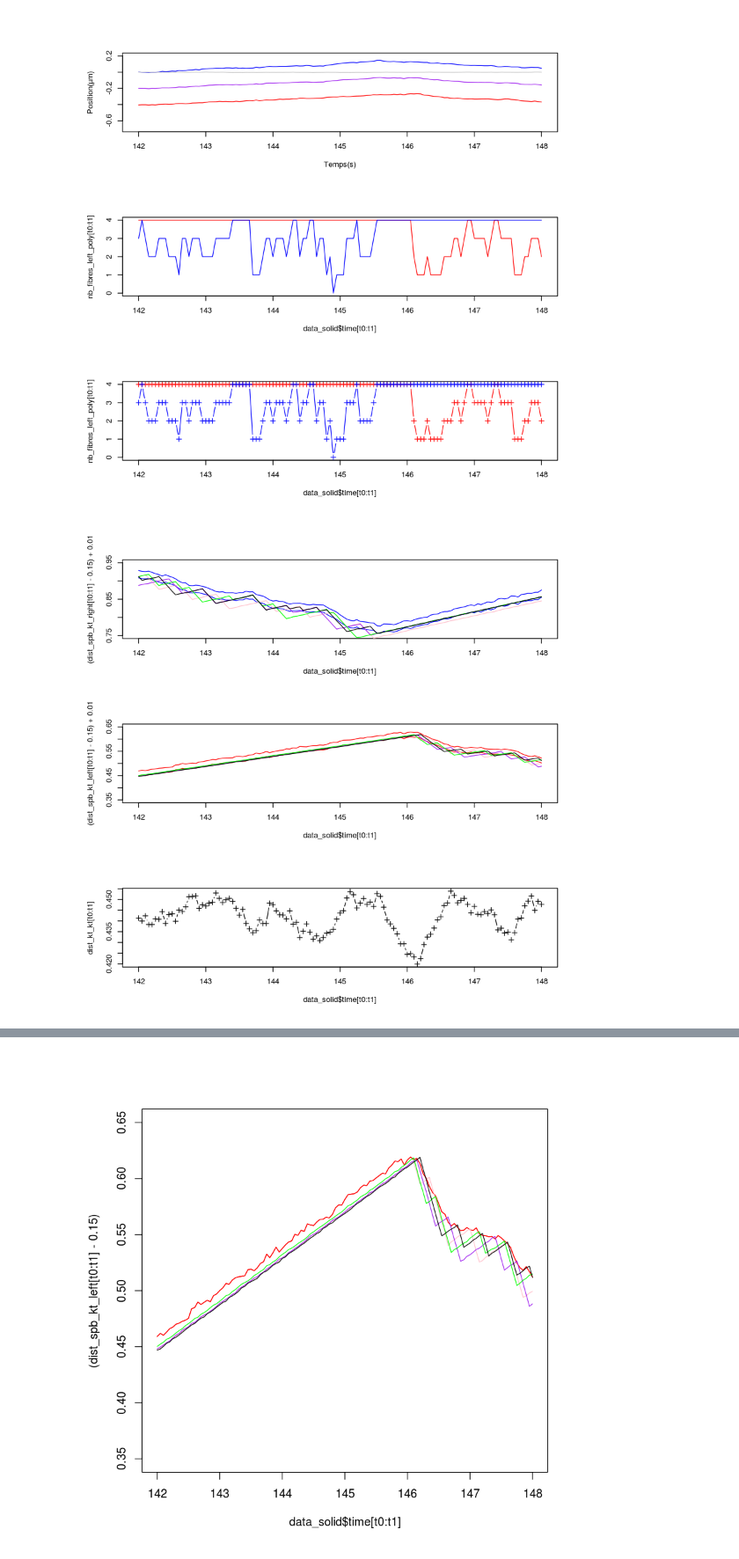
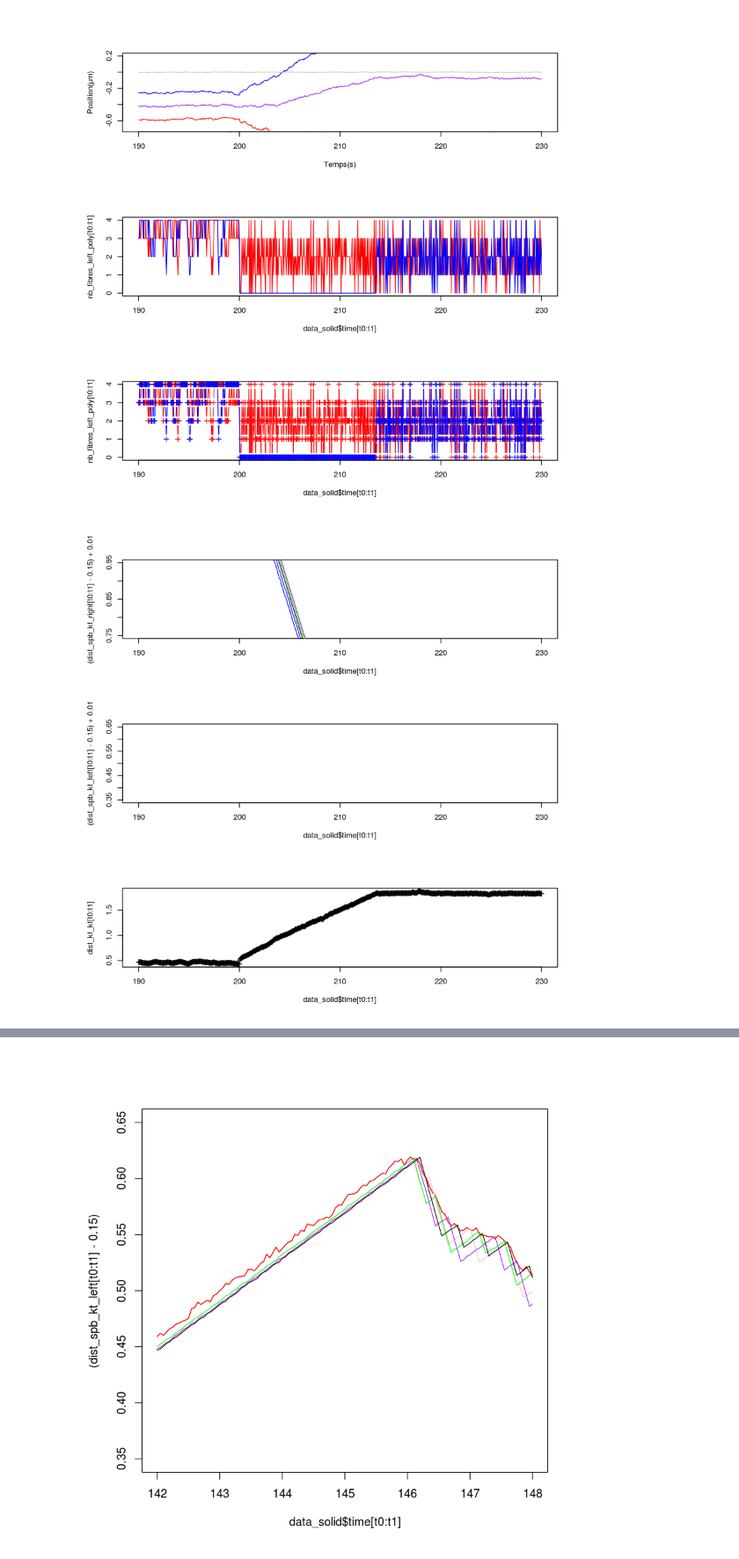
Before and after one commit to sophietheis/CytosimScripts, a Jupyter notebook: 2D_Analysis/Analyse-Copy1.ipynb, the cells around one changed output, grey strips where cells are left out. Shown: that part at 88% size. Saved outputs shown, nothing was run; the diff lists cells and outputs as text; code cells hidden in the pictures.

```diff
--- a/2D_Analysis/Analyse-Copy1.ipynb
+++ b/2D_Analysis/Analyse-Copy1.ipynb
@@ -107,39 +107,39 @@ diff_fibre_right_1 = size_fibres_right_1 [2:(length(size_fibres_right_1))] - siz
 diff_fibre_right_2 = size_fibres_right_2 [2:(length(size_fibres_right_2))] - size_fibres_right_2[1:(length(size_fibres_right_2)-1)]
 diff_fibre_right_3 = size_fibres_right_3 [2:(length(size_fibres_right_3))] - size_fibres_right_3[1:(length(size_fibres_right_3)-1)]
 diff_fibre_right_4 = size_fibres_right_4 [2:(length(size_fibres_right_4))] - size_fibres_right_4[1:(length(size_fibres_right_4)-1)]
 
 
 diff_fibre_right_1[which(diff_fibre_right_1>0)] = 1
 diff_fibre_right_1[which(diff_fibre_right_1<0)] = 0
 diff_fibre_right_2[which(diff_fibre_right_2>0)] = 1
 diff_fibre_right_2[which(diff_fibre_right_2<0)] = 0
 diff_fibre_right_3[which(diff_fibre_right_3>0)] = 1
 diff_fibre_right_3[which(diff_fibre_right_3<0)] = 0
 diff_fibre_right_4[which(diff_fibre_right_4>0)] = 1
 diff_fibre_right_4[which(diff_fibre_right_4<0)] = 0
 
 nb_fibres_right_poly = diff_fibre_right_1+diff_fibre_right_2+diff_fibre_right_3+diff_fibre_right_4
 
-t0 = 142/0.05
-t1 = 148/0.05
+t0 = 190/0.05
+t1 = 230/0.05
 #t0 = 500
 #t1 = 1000
 par(mfrow=c(3,1))
 plot (data_solid$time[t0:t1], data_solid$x[t0:t1],type='l', ylim=c(-0.7,0.2), xlab="Temps(s)", ylab="Position(µm)")
 lines (data_solid$time[t0:t1],data_solid$x.1[t0:t1])
 lines (data_solid$time[t0:t1],data_solid$x.2[t0:t1], col="red")
 lines (data_solid$time[t0:t1],data_solid$x.3[t0:t1], col="blue")
 lines (data_solid$time[t0:t1],data_solid$x[t0:t1]-(data_solid$x[t0:t1]-data_solid$x.1[t0:t1])/2, col = "gray")
 lines (data_solid$time[t0:t1],(data_solid$x.2[t0:t1]+data_solid$x.3[t0:t1])/2, col="purple")
 plot (data_solid$time[t0:t1],nb_fibres_left_poly[t0:t1], type='l', col="red", ylim=c(0,4))
 lines(data_solid$time[t0:t1],nb_fibres_right_poly[t0:t1], col= "blue")
 plot (data_solid$time[t0:t1],nb_fibres_left_poly[t0:t1], type='b',pch=3, col="red", ylim=c(0,4))
 lines(data_solid$time[t0:t1],nb_fibres_right_poly[t0:t1],  type='b',pch=3,col= "blue")
 # %% [output]
-[figure, old version]
+[figure, new version]
 # %%
-t0 = 142/0.05
-t1 = 148/0.05
+t0 = 190/0.05
+t1 = 230/0.05
 par(mfrow=c(3,1))
 plot (data_solid$time[t0:t1],(dist_spb_kt_right[t0:t1]-0.15)+0.01, col="blue", type = 'l', ylim=c(0.75,0.95) )
 lines(data_solid$time[t0:t1],(dist_spb_kt_right[t0:t1]-0.15)-0.01, col = "blue")
@@ -160,5 +160,5 @@ lines(data_solid$time[t0:t1], rep(0.1,t1-t0+1), col="gray")
 dist_kt_kt  = sqrt((data_solid$x.3 - data_solid$x.2)^2 + (data_solid$y.3 - data_solid$y.2)^2)
 plot (data_solid$time[t0:t1], dist_kt_kt[t0:t1], type='b', pch=3)
 # %% [output]
-[figure, old version]
+[figure, new version]
 # %%
```
Also changed, not shown: parts of 4 cells of this notebook, 5 other files.
